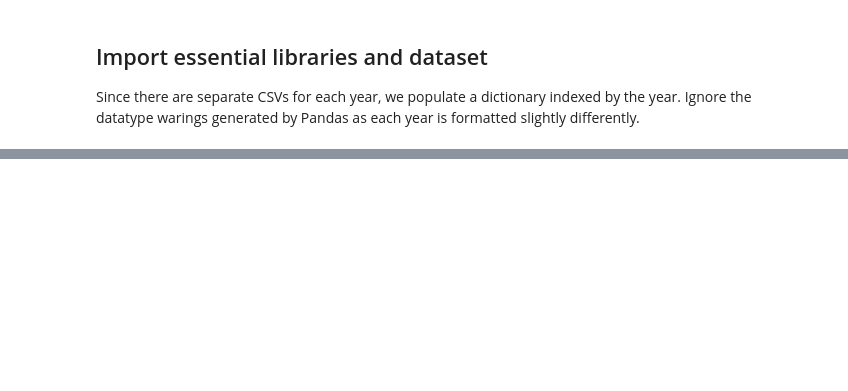
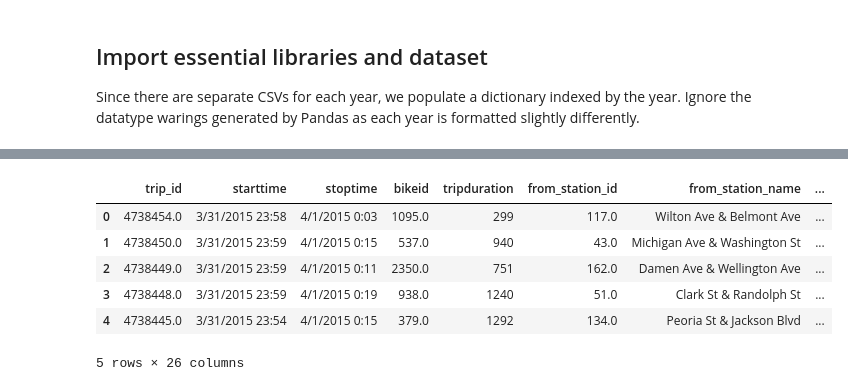
Before and after one commit to frogmasta/TE-360-Final-Project, a Jupyter notebook: main.ipynb, the cells around one changed output, grey strips where cells are left out. Cells and saved outputs as stored; diff of their text form; code cells hidden in the pictures; blank space fills up the shorter version.

```diff
--- a/main.ipynb
+++ b/main.ipynb
@@ -19,9 +20,9 @@ import numpy as np
 import matplotlib
 import matplotlib.pyplot as plt
 
-divvy_yearly_dfs: typing.Dict[int, pd.DataFrame] = {}
-for year in range(2015, 2022):
-    divvy_yearly_dfs[year] = pd.read_csv(os.getcwd() + f'/datasets/{year}.csv')
+divvy_dfs: list[pd.DataFrame] = []
+for f in os.listdir(os.getcwd() + "/datasets"):
+    divvy_dfs.append(pd.read_csv(os.getcwd() + f"/datasets/{f}"))
 
-divvy_yearly_dfs
+divvy_dfs
 # %% [output]
@@ -64,0 +46,12 @@ divvy_yearly_dfs[2020]
+# %%
+divvy_complete_df = pd.concat(divvy_dfs, ignore_index=True, sort=False)
+
+divvy_complete_df.head()
+# %% [output]
+|  | trip_id | starttime | stoptime | bikeid | tripduration | from_station_id | from_station_name | ... |
+| 0 | 4738454.0 | 3/31/2015 23:58 | 4/1/2015 0:03 | 1095.0 | 299 | 117.0 | Wilton Ave & Belmont Ave | ... |
+| 1 | 4738450.0 | 3/31/2015 23:59 | 4/1/2015 0:15 | 537.0 | 940 | 43.0 | Michigan Ave & Washington St | ... |
+| 2 | 4738449.0 | 3/31/2015 23:59 | 4/1/2015 0:11 | 2350.0 | 751 | 162.0 | Damen Ave & Wellington Ave | ... |
+| 3 | 4738448.0 | 3/31/2015 23:59 | 4/1/2015 0:19 | 938.0 | 1240 | 51.0 | Clark St & Randolph St | ... |
+| 4 | 4738445.0 | 3/31/2015 23:54 | 4/1/2015 0:15 | 379.0 | 1292 | 134.0 | Peoria St & Jackson Blvd | ... |
+5 rows × 26 columns
```
Also changed, not shown: parts of 16 cells of this notebook, 1 other file.
